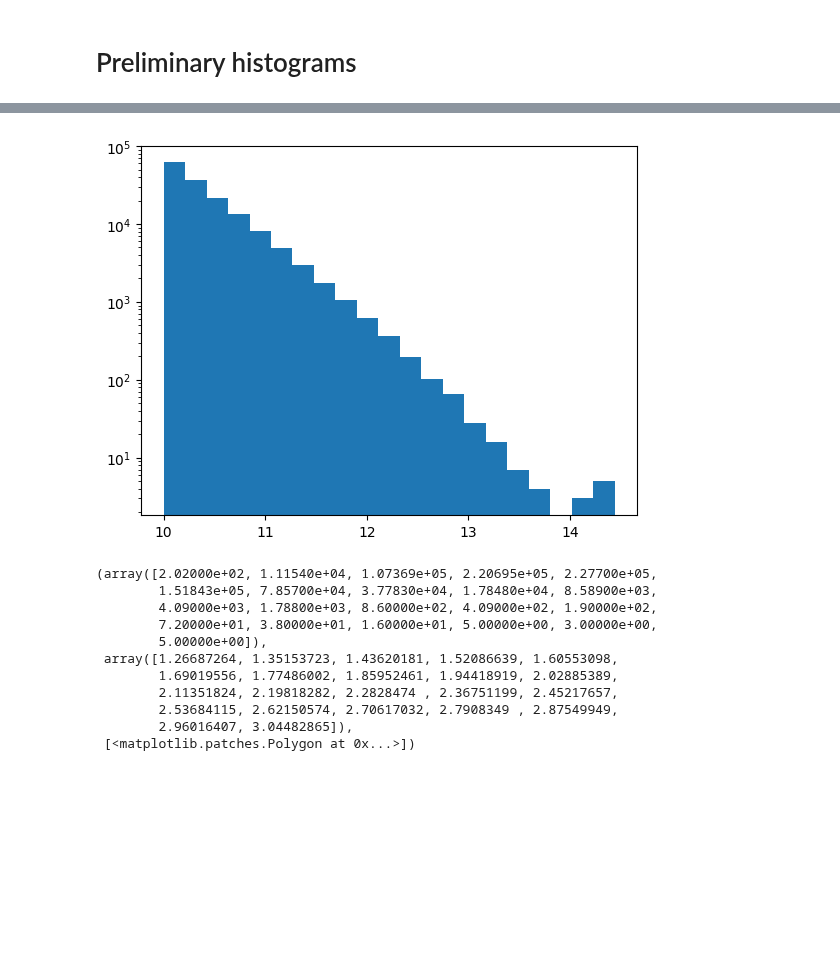
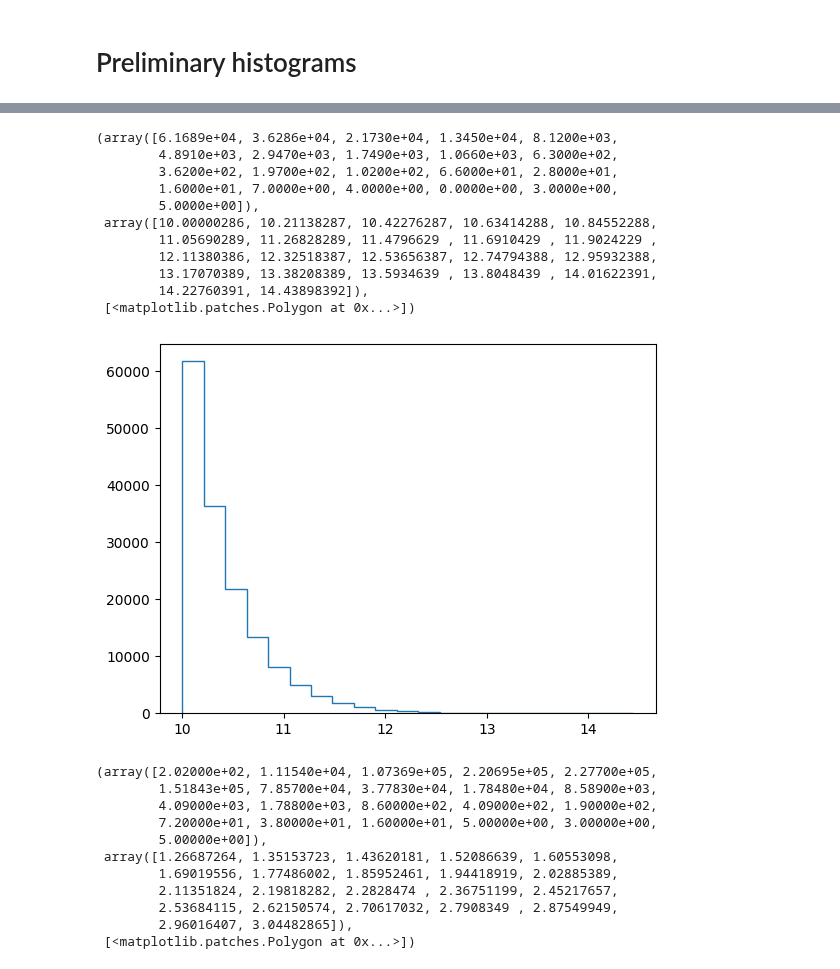
Before and after one commit to ismael-mendoza/multicam-tng-mah, a Jupyter notebook: notebooks/current/sanity-check-trees-tng100-v1.ipynb, the cells around one changed output, grey strips where cells are left out. Cells and saved outputs as stored; diff of their text form; code cells hidden in the pictures; blank space fills up the shorter version.

```diff
--- a/notebooks/current/sanity-check-trees-tng100-v1.ipynb
+++ b/notebooks/current/sanity-check-trees-tng100-v1.ipynb
@@ -39,8 +50,19 @@ plt.yscale('log');
 # %%
-plt.hist(np.log10(bbar['mpeak_pre']), bins=21)
-plt.yscale('log');
+plt.hist(np.log10(bbar['mpeak_pre']), bins=21, histtype='step')
+# plt.yscale('log');
 # %% [output]
+(array([6.1689e+04, 3.6286e+04, 2.1730e+04, 1.3450e+04, 8.1200e+03,
+        4.8910e+03, 2.9470e+03, 1.7490e+03, 1.0660e+03, 6.3000e+02,
+        3.6200e+02, 1.9700e+02, 1.0200e+02, 6.6000e+01, 2.8000e+01,
+        1.6000e+01, 7.0000e+00, 4.0000e+00, 0.0000e+00, 3.0000e+00,
+        5.0000e+00]),
+ array([10.00000286, 10.21138287, 10.42276287, 10.63414288, 10.84552288,
+        11.05690289, 11.26828289, 11.4796629 , 11.6910429 , 11.9024229 ,
+        12.11380386, 12.32518387, 12.53656387, 12.74794388, 12.95932388,
+        13.17070389, 13.38208389, 13.5934639 , 13.8048439 , 14.01622391,
+        14.22760391, 14.43898392]),
+ [<matplotlib.patches.Polygon at 0x...>])
-[figure, old version]
+[figure, new version]
 # %%
 # vmax
 _, bins, _ = plt.hist(np.log10(bdmo['vpeak']), bins=21, histtype='step')
```
Also changed, not shown: parts of 25 cells of this notebook, 5 other files.
